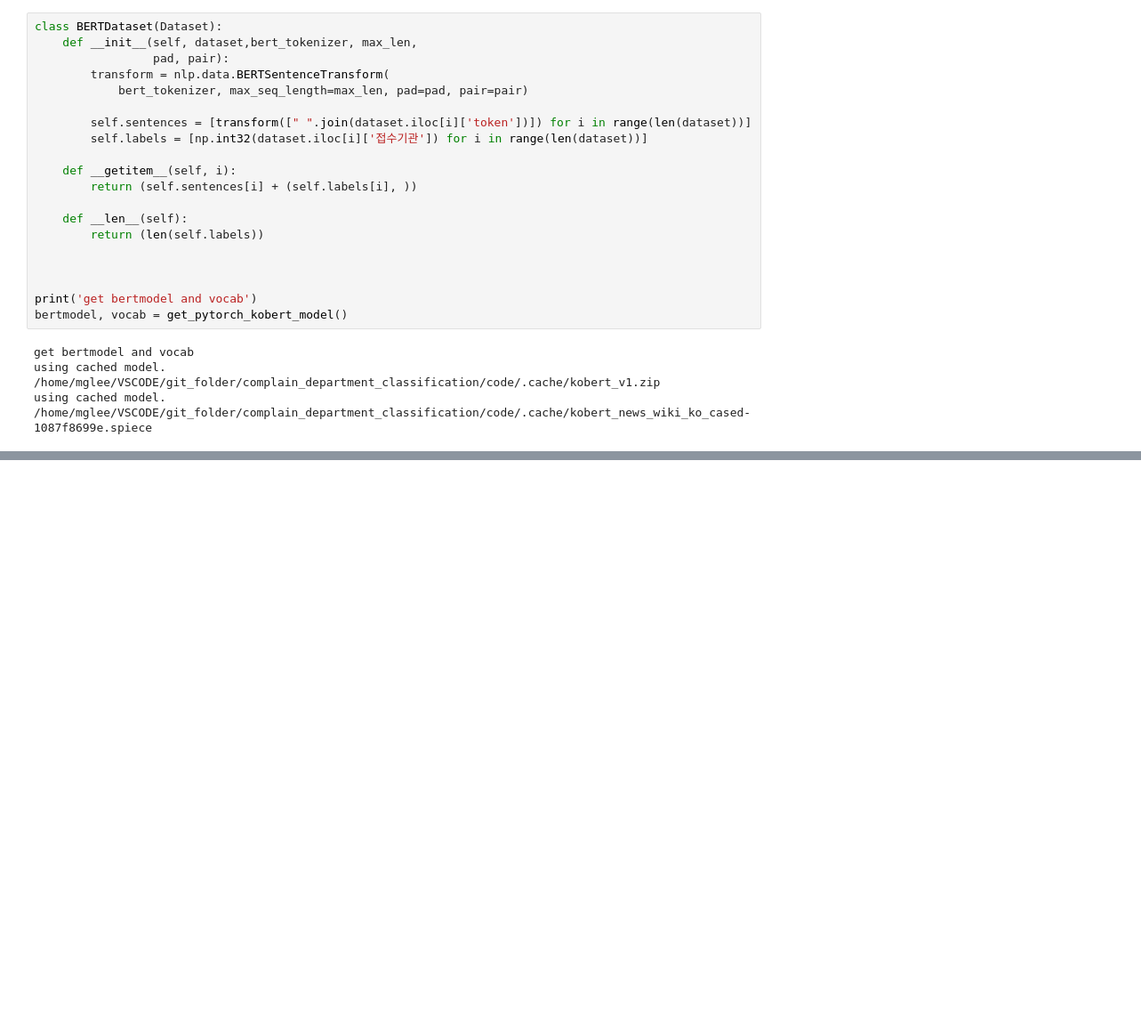
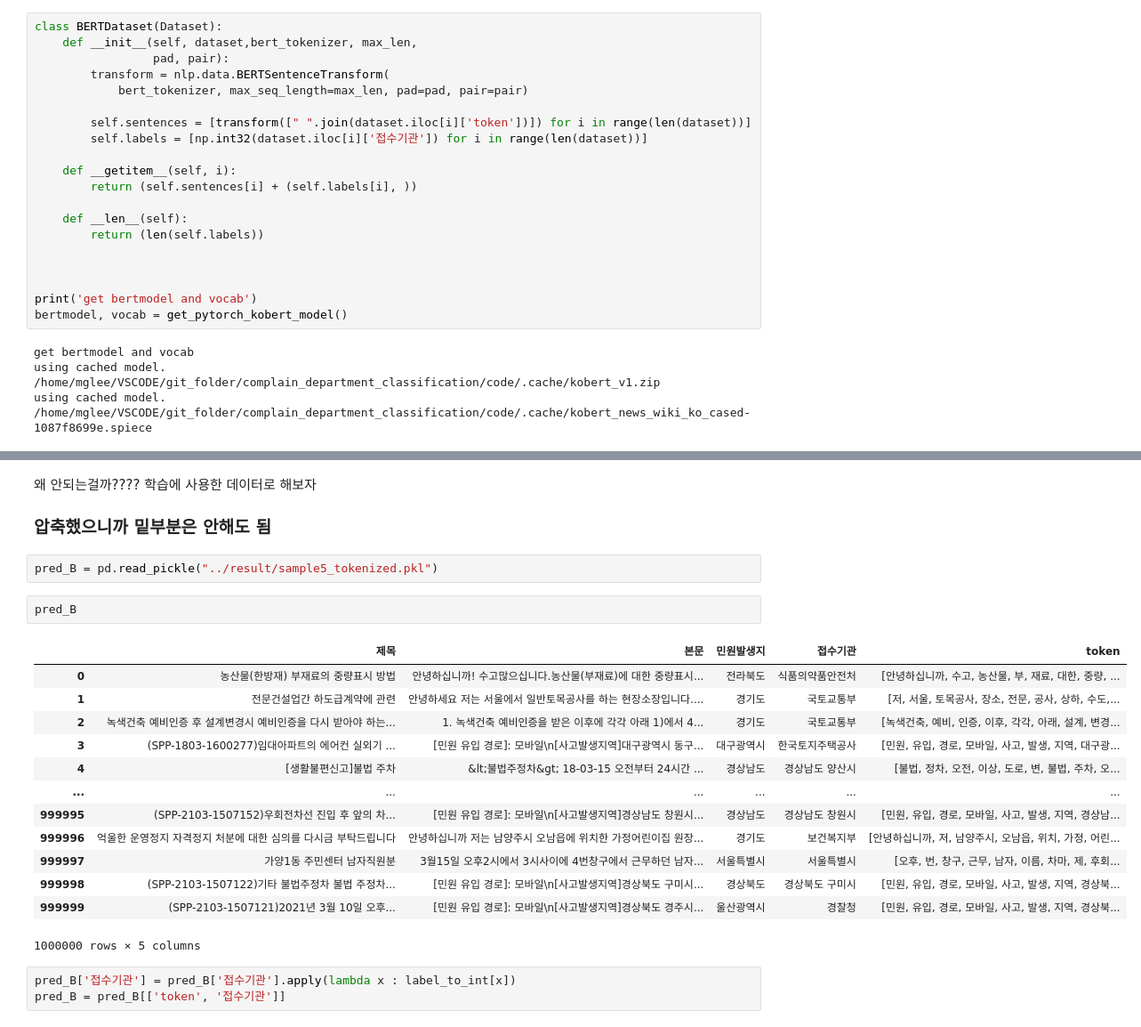
Before and after one commit to mglee815/complain_QnA, a Jupyter notebook: code/saved_model_load_and_predict.ipynb, the cells around one changed output, grey strips where cells are left out. Shown at 89% size. Saved outputs shown, nothing was run; the diff lists cells and outputs as text; blank space fills up the shorter version.

```diff
--- a/code/saved_model_load_and_predict.ipynb
+++ b/code/saved_model_load_and_predict.ipynb
@@ -195,0 +303,25 @@ RuntimeError: CUDA out of memory. Tried to allocate 48.00 MiB (GPU 1; 23.70 GiB
+# %% [markdown]
+왜 안되는걸까???? 학습에 사용한 데이터로 해보자
+
+### 압축했으니까 밑부분은 안해도 됨
+# %%
+pred_B = pd.read_pickle("../result/sample5_tokenized.pkl")
+# %%
+pred_B
+# %% [output]
+|  | 제목 | 본문 | 민원발생지 | 접수기관 | token |
+| 0 | 농산물(한방재) 부재료의 중량표시 방법 | 안녕하십니까! 수고많으십니다.농산물(부재료)에 대한 중량표시... | 전라북도 | 식품의약품안전처 | [안녕하십니까, 수고, 농산물, 부, 재료, 대한, 중량, ... |
+| 1 | 전문건설업간 하도급계약에 관련 | 안녕하세요 저는 서울에서 일반토목공사를 하는 현장소장입니다.... | 경기도 | 국토교통부 | [저, 서울, 토목공사, 장소, 전문, 공사, 상하, 수도,... |
+| 2 | 녹색건축 예비인증 후 설계변경시 예비인증을 다시 받아야 하는... | 1. 녹색건축 예비인증을 받은 이후에 각각 아래 1)에서 4... | 경기도 | 국토교통부 | [녹색건축, 예비, 인증, 이후, 각각, 아래, 설계, 변경... |
+| 3 | (SPP-1803-1600277)임대아파트의 에어컨 실외기 ... | [민원 유입 경로]: 모바일\n[사고발생지역]대구광역시 동구... | 대구광역시 | 한국토지주택공사 | [민원, 유입, 경로, 모바일, 사고, 발생, 지역, 대구광... |
+| 4 | [생활불편신고]불법 주차 | &lt;불법주정차&gt; 18-03-15 오전부터 24시간 ... | 경상남도 | 경상남도 양산시 | [불법, 정차, 오전, 이상, 도로, 변, 불법, 주차, 오... |
+| ... | ... | ... | ... | ... | ... |
+| 999995 | (SPP-2103-1507152)우회전차선 진입 후 앞의 차... | [민원 유입 경로]: 모바일\n[사고발생지역]경상남도 창원시... | 경상남도 | 경상남도 창원시 | [민원, 유입, 경로, 모바일, 사고, 발생, 지역, 경상남... |
+| 999996 | 억울한 운영정지 자격정지 처분에 대한 심의를 다시금 부탁드립니다 | 안녕하십니까 저는 남양주시 오남읍에 위치한 가정어린이집 원장... | 경기도 | 보건복지부 | [안녕하십니까, 저, 남양주시, 오남읍, 위치, 가정, 어린... |
+| 999997 | 가양1동 주민센터 남자직원분 | 3월15일 오후2시에서 3시사이에 4번창구에서 근무하던 남자... | 서울특별시 | 서울특별시 | [오후, 번, 창구, 근무, 남자, 이름, 차마, 제, 후회... |
+| 999998 | (SPP-2103-1507122)기타 불법주정차 불법 주정차... | [민원 유입 경로]: 모바일\n[사고발생지역]경상북도 구미시... | 경상북도 | 경상북도 구미시 | [민원, 유입, 경로, 모바일, 사고, 발생, 지역, 경상북... |
+| 999999 | (SPP-2103-1507121)2021년 3월 10일 오후... | [민원 유입 경로]: 모바일\n[사고발생지역]경상북도 경주시... | 울산광역시 | 경찰청 | [민원, 유입, 경로, 모바일, 사고, 발생, 지역, 경상북... |
+1000000 rows × 5 columns
+# %%
+pred_B['접수기관'] = pred_B['접수기관'].apply(lambda x : label_to_int[x])
+pred_B = pred_B[['token', '접수기관']]
```
Also changed, not shown: parts of 33 cells of this notebook, 3 other files.
